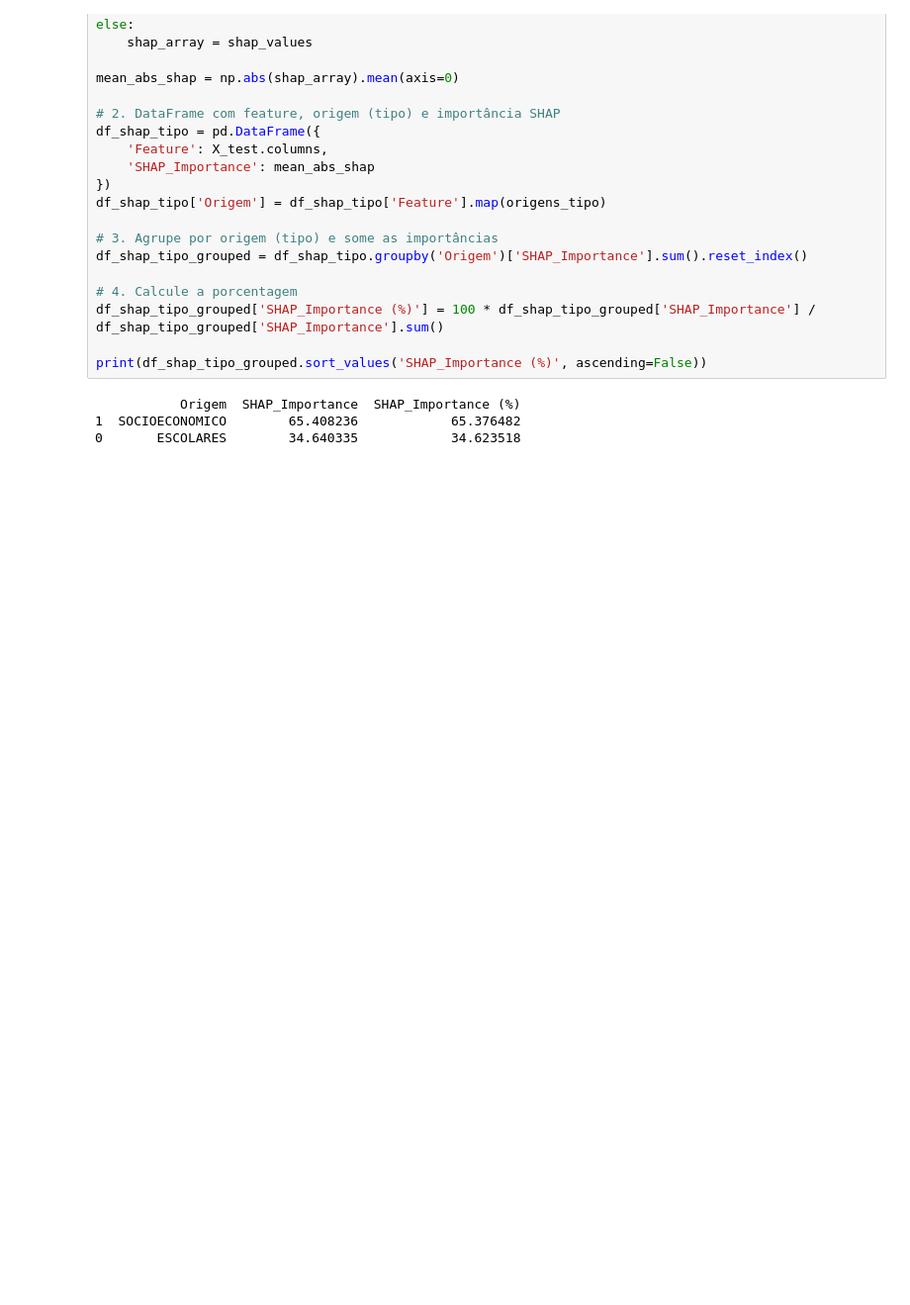
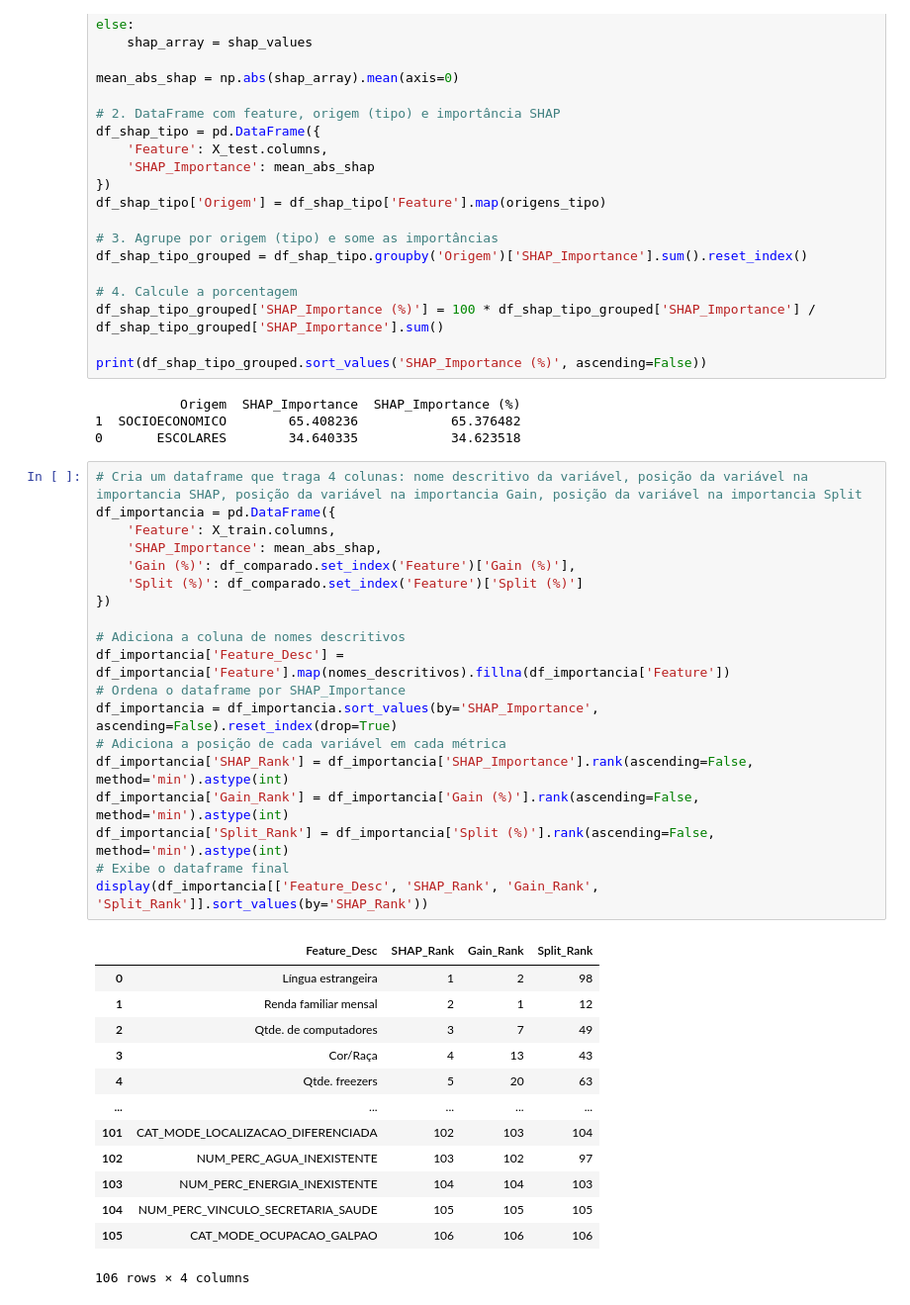
Before and after one commit to Brenosmith/TccImpactoEscolaEnem, a Jupyter notebook: src/10_SHAP_Base_Unificada.ipynb, the cells around one changed output. Shown: that part at 99% size. Drawn from its saved outputs; the diff is of its cells as text; blank space fills up the shorter version.

Commit message:
Tabela geral de importancias

```diff
--- a/src/10_SHAP_Base_Unificada.ipynb
+++ b/src/10_SHAP_Base_Unificada.ipynb
@@ -431,3 +433,36 @@ print(df_shap_tipo_grouped.sort_values('SHAP_Importance (%)', ascending=False))
            Origem  SHAP_Importance  SHAP_Importance (%)
 1  SOCIOECONOMICO        65.408236            65.376482
 0       ESCOLARES        34.640335            34.623518
+# %%
+# Cria um dataframe que traga 4 colunas: nome descritivo da variável, posição da variável na importancia SHAP, posição da variável na importancia Gain, posição da variável na importancia Split
+df_importancia = pd.DataFrame({
+    'Feature': X_train.columns,
+    'SHAP_Importance': mean_abs_shap,
+    'Gain (%)': df_comparado.set_index('Feature')['Gain (%)'],
+    'Split (%)': df_comparado.set_index('Feature')['Split (%)']
+})
+
+# Adiciona a coluna de nomes descritivos
+df_importancia['Feature_Desc'] = df_importancia['Feature'].map(nomes_descritivos).fillna(df_importancia['Feature'])
+# Ordena o dataframe por SHAP_Importance
+df_importancia = df_importancia.sort_values(by='SHAP_Importance', ascending=False).reset_index(drop=True)
+# Adiciona a posição de cada variável em cada métrica
+df_importancia['SHAP_Rank'] = df_importancia['SHAP_Importance'].rank(ascending=False, method='min').astype(int)
+df_importancia['Gain_Rank'] = df_importancia['Gain (%)'].rank(ascending=False, method='min').astype(int)
+df_importancia['Split_Rank'] = df_importancia['Split (%)'].rank(ascending=False, method='min').astype(int)
+# Exibe o dataframe final
+display(df_importancia[['Feature_Desc', 'SHAP_Rank', 'Gain_Rank', 'Split_Rank']].sort_values(by='SHAP_Rank'))
+# %% [output]
+|  | Feature_Desc | SHAP_Rank | Gain_Rank | Split_Rank |
+| 0 | Língua estrangeira | 1 | 2 | 98 |
+| 1 | Renda familiar mensal | 2 | 1 | 12 |
+| 2 | Qtde. de computadores | 3 | 7 | 49 |
+| 3 | Cor/Raça | 4 | 13 | 43 |
+| 4 | Qtde. freezers | 5 | 20 | 63 |
+| ... | ... | ... | ... | ... |
+| 101 | CAT_MODE_LOCALIZACAO_DIFERENCIADA | 102 | 103 | 104 |
+| 102 | NUM_PERC_AGUA_INEXISTENTE | 103 | 102 | 97 |
+| 103 | NUM_PERC_ENERGIA_INEXISTENTE | 104 | 104 | 103 |
+| 104 | NUM_PERC_VINCULO_SECRETARIA_SAUDE | 105 | 105 | 105 |
+| 105 | CAT_MODE_OCUPACAO_GALPAO | 106 | 106 | 106 |
+106 rows × 4 columns
```
Also changed, not shown: parts of 1 cell of this notebook.
